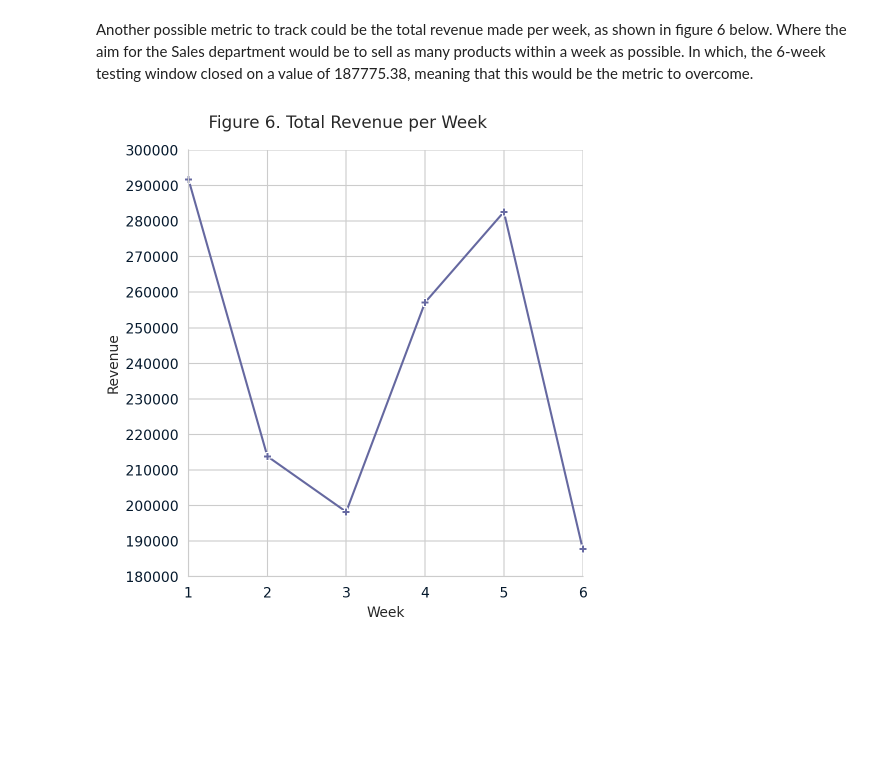
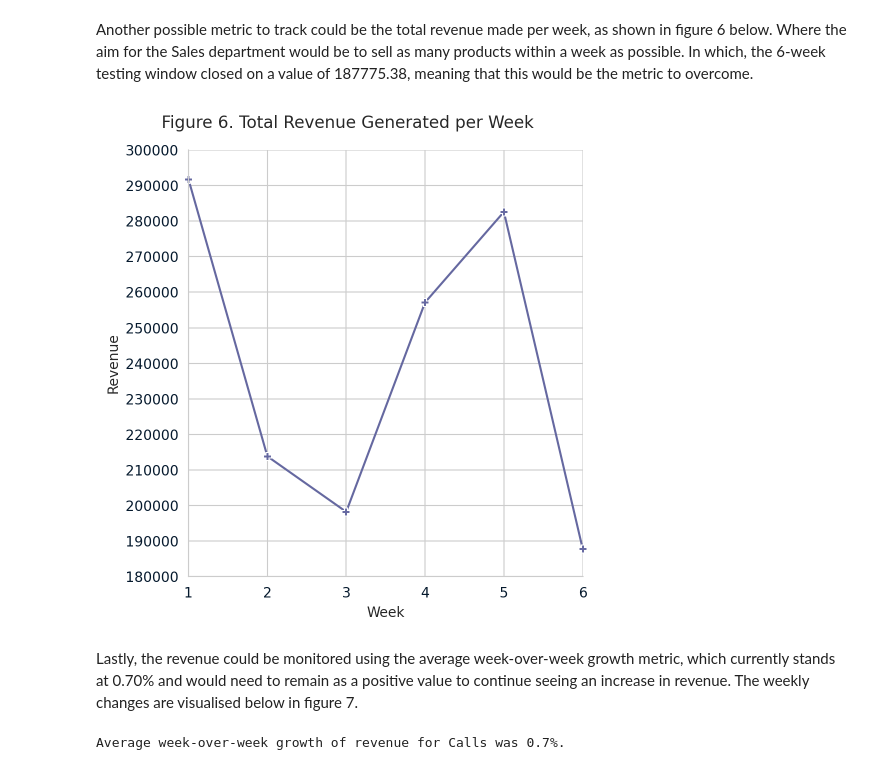
Before and after one commit to David-Golacis/Product-Sales-Analysis, a Jupyter notebook: Original notebook/notebook.ipynb, the cells around one changed output. Drawn from its saved outputs; the diff is of its cells as text; code cells hidden in the pictures; blank space fills up the shorter version.

Commit message:
Update v1.0.6
Change Log:
 - Annotated notebook
 - Fixed typos in scripts
 - Tidied up the written report
 - Added WoW growth metric

```diff
--- a/Original notebook/notebook.ipynb
+++ b/Original notebook/notebook.ipynb
@@ -432,11 +531,26 @@ Another possible metric to track could be the total revenue made per week, as sh
 # %%
 # Lineplot of the total revenue by week
 with sns.axes_style("whitegrid"):
-    weekly_revenue_lineplot = sns.relplot(data=weekly_revenue, kind='line', x='week', y='sum',
+    weekly_revenue_sum_lineplot = sns.relplot(data=weekly_revenue, kind='line', x='week', y='sum',
                                           marker='P', clip_on=False)
-    weekly_revenue_lineplot.fig.suptitle("Figure 6. Total Revenue per Week", y=1.04)
-    weekly_revenue_lineplot.set(ylim=(180000, 300000), yticks=np.linspace(180000, 300000, 13),
+
+    # Title
+    weekly_revenue_sum_lineplot.fig.suptitle("Figure 6. Total Revenue Generated per Week", y=1.04)
+
+    # X ticks
+    weekly_revenue_sum_lineplot.set(ylim=(180000, 300000), yticks=np.linspace(180000, 300000, 13),
                                 xlim=(1, 6))
-    weekly_revenue_lineplot.set_axis_labels("Week", "Revenue")
+
+    # Axes labels
+    weekly_revenue_sum_lineplot.set_axis_labels("Week", "Revenue")
 # %% [output]
-[figure, old version]
+[figure, new version]
+# %% [markdown]
+Lastly, the revenue could be monitored using the average week-over-week growth metric, which currently stands at 0.70% and would need to remain as a positive value to continue seeing an increase in revenue. The weekly changes are visualised below in figure 7.
+# %%
+# Calculating the average WoW growth
+avg_wow_growth = weekly_revenue['wow_growth'].mean().round(2)
+
+print(f'Average week-over-week growth of revenue for Calls was {avg_wow_growth}%.')
+# %% [output]
+Average week-over-week growth of revenue for Calls was 0.7%.
```
Also changed, not shown: parts of 22 cells of this notebook, 34 other files.
